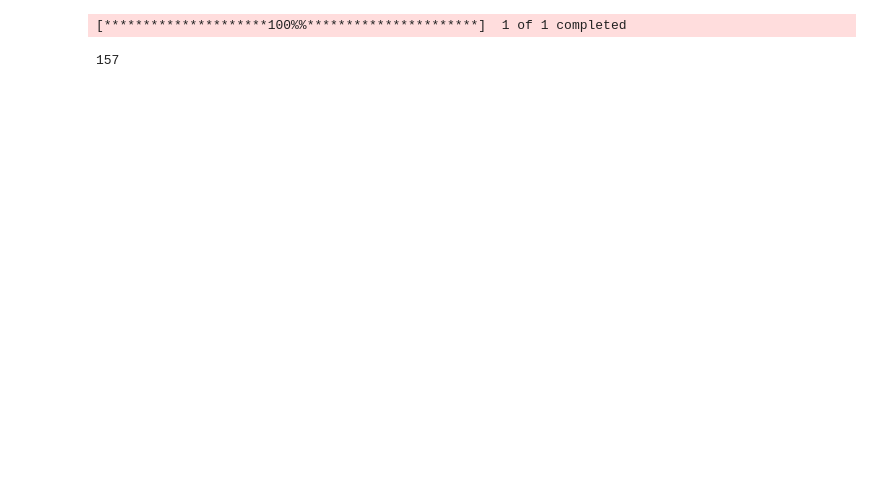
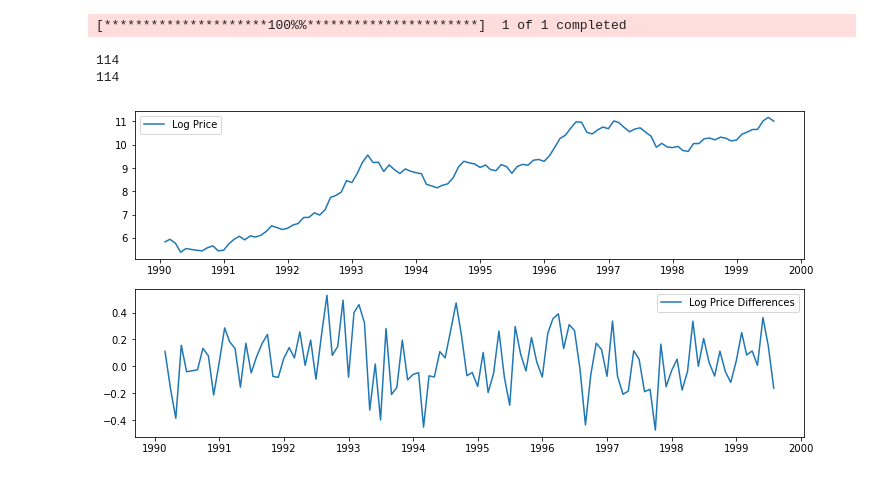
Before and after one commit to Philip-Lacava/Asset-Price-Bubble-Detection, a Jupyter notebook: Bubble Model 2.ipynb, the cells around one changed output. Cells and saved outputs as stored; diff of their text form; code cells hidden in the pictures; blank space fills up the shorter version.

```diff
--- a/Bubble Model 2.ipynb
+++ b/Bubble Model 2.ipynb
@@ -1,41 +1,58 @@
 # %%
 import numpy as np
 import pandas as pd
 import matplotlib.pyplot as plt
 from statsmodels.tsa.stattools import adfuller
 from datetime import datetime
 from dateutil.relativedelta import relativedelta
 import yfinance as yf
 from statsmodels.tsa.seasonal import seasonal_decompose
 from statsmodels.graphics.tsaplots import plot_acf, plot_pacf
 import statsmodels.api as sm
 from scipy.stats import norm
 
 # Read data from yfinance
-ticker = '^DJA'
-start = '1984-01-01'
-end = '2024-04-01'
-data = yf.download(ticker, start, end, interval='3mo')['Close']
+ticker = 'BTC-USD'
+start = '1990-01-01'  # Adjusted to a more realistic date range for BTC
+end = '2024-05-01'
+data = yf.download(ticker, start, end, interval='1mo')['Close']
 price = data.values.flatten()
 T = len(price)
 
 # Create a date range and set frequency
-date = pd.date_range(start='1984-01-01', periods=T, freq='3m')
+date = pd.date_range(start=start, periods=T, freq='M')
 
 # Initial settings for the SADF test window
 r0 = 0.01 + 1.8 / np.sqrt(T)
 swindow0 = int(np.floor(r0 * T))
 dim = T - swindow0 + 1
 
 # Generating log differences data for analysis
-log_price = np.array(np.log(price))
-delta_log_price = log_price[1:] - log_price[:-1]
+log_price = np.log(price)
+delta_log_price = np.diff(log_price)
 
 date_diff = date[1:]
-print(len(date))
+
+# Displaying the length of the date range
+print(len(date_diff))
+
+# Additional check to verify the length of the log differences
+print(len(delta_log_price))
+
+# Optionally, plot the log prices and log differences
+plt.figure(figsize=(12, 6))
+plt.subplot(2, 1, 1)
+plt.plot(date, log_price, label='Log Price')
+plt.legend()
+plt.subplot(2, 1, 2)
+plt.plot(date_diff, delta_log_price, label='Log Price Differences')
+plt.legend()
+plt.show()
 # %% [output]
 [*********************100%%**********************]  1 of 1 completed
-157
+114
+114
+[figure, added]
 # %%
 
 # Plotting the stock price level data
```
Also changed, not shown: parts of 10 cells of this notebook, 10 other files.
